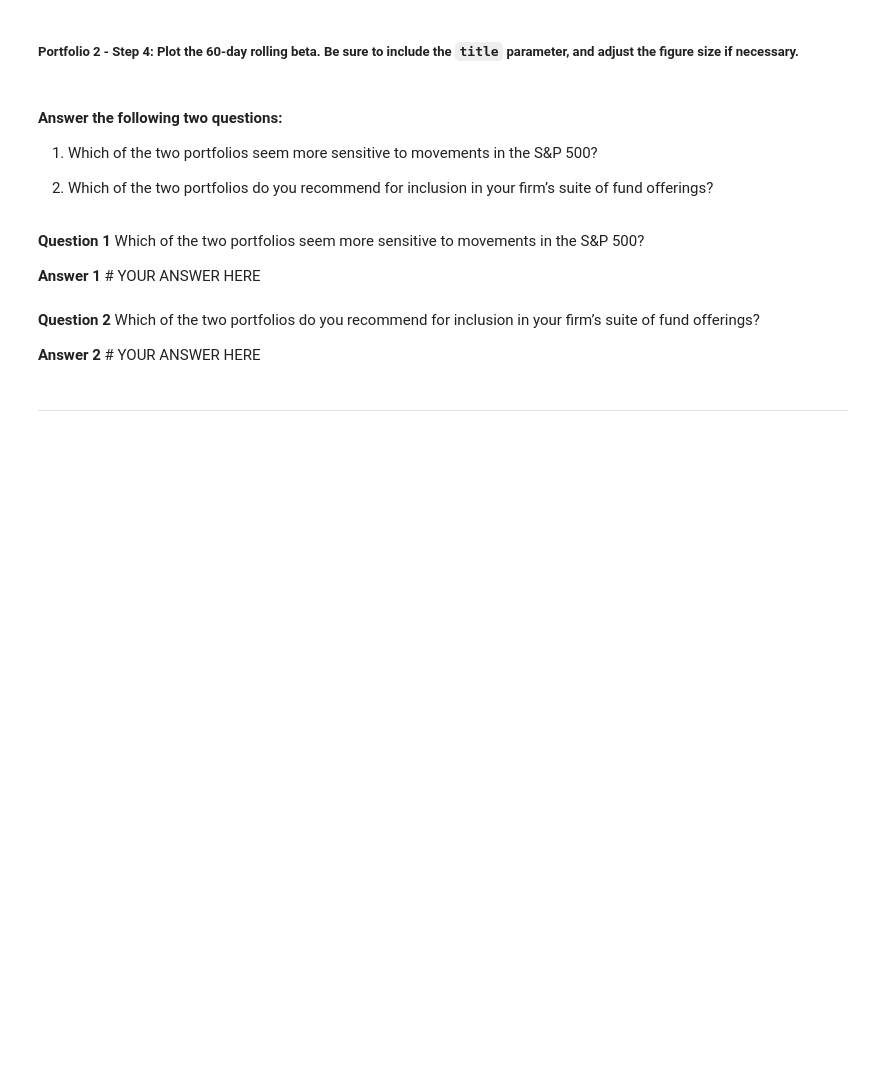
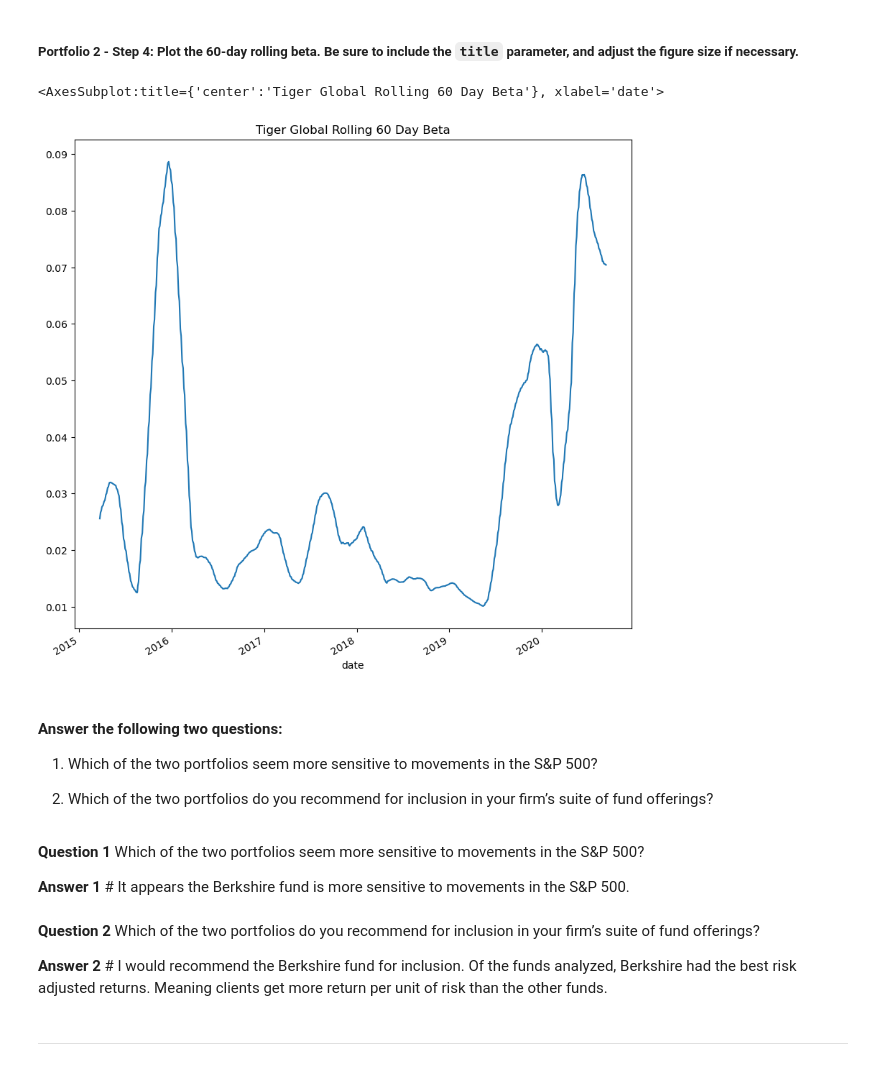
Before and after one commit to tylerg31/Fintech_Bootcamp_Denver, a Jupyter notebook: Week_4_HW/risk_return_analysis.ipynb, the cells around one changed output. Drawn from its saved outputs; the diff is of its cells as text; code cells hidden in the pictures; blank space fills up the shorter version.

```diff
--- a/Week_4_HW/risk_return_analysis.ipynb
+++ b/Week_4_HW/risk_return_analysis.ipynb
@@ -539,3 +566,6 @@ dtype: float64
 # Calculate the beta based on the 60-day rolling covariance compared to the market (S&P 500)
 # Review the last five rows of the beta information
 # YOUR CODE HERE
+
+tiger_beta = cov_tgr_snp / var_mkt
+tiger_beta.tail()
@@ -544,3 +582,6 @@ dtype: float64
 # %%
 # Calculate the average of the 60-day rolling beta
 # YOUR CODE HERE
+
+avg_roll_tiger_beta = tiger_beta.rolling(60).mean()
+avg_roll_tiger_beta
@@ -549,7 +604,12 @@ dtype: float64
 # %%
 # Plot the rolling beta
 # Include a title parameter and adjust the figure size
 # YOUR CODE HERE
+
+avg_roll_tiger_beta.plot(figsize=(10, 10), title='Tiger Global Rolling 60 Day Beta')
+# %% [output]
+<AxesSubplot:title={'center':'Tiger Global Rolling 60 Day Beta'}, xlabel='date'>
+[figure, added]
 # %% [markdown]
 #### Answer the following two questions:
 
@@ -559,10 +619,10 @@ dtype: float64
 # %% [markdown]
 **Question 1** Which of the two portfolios seem more sensitive to movements in the S&P 500?
 
-**Answer 1** # YOUR ANSWER HERE
+**Answer 1** # It appears the Berkshire fund is more sensitive to movements in the S&P 500.
 # %% [markdown]
 **Question 2** Which of the two portfolios do you recommend for inclusion in your firm’s suite of fund offerings?
 
-**Answer 2** # YOUR ANSWER HERE
+**Answer 2** # I would recommend the Berkshire fund for inclusion. Of the funds analyzed, Berkshire had the best risk adjusted returns. Meaning clients get more return per unit of risk than the other funds.
 # %% [markdown]
 ---
```
Also changed, not shown: parts of 7 cells of this notebook.
